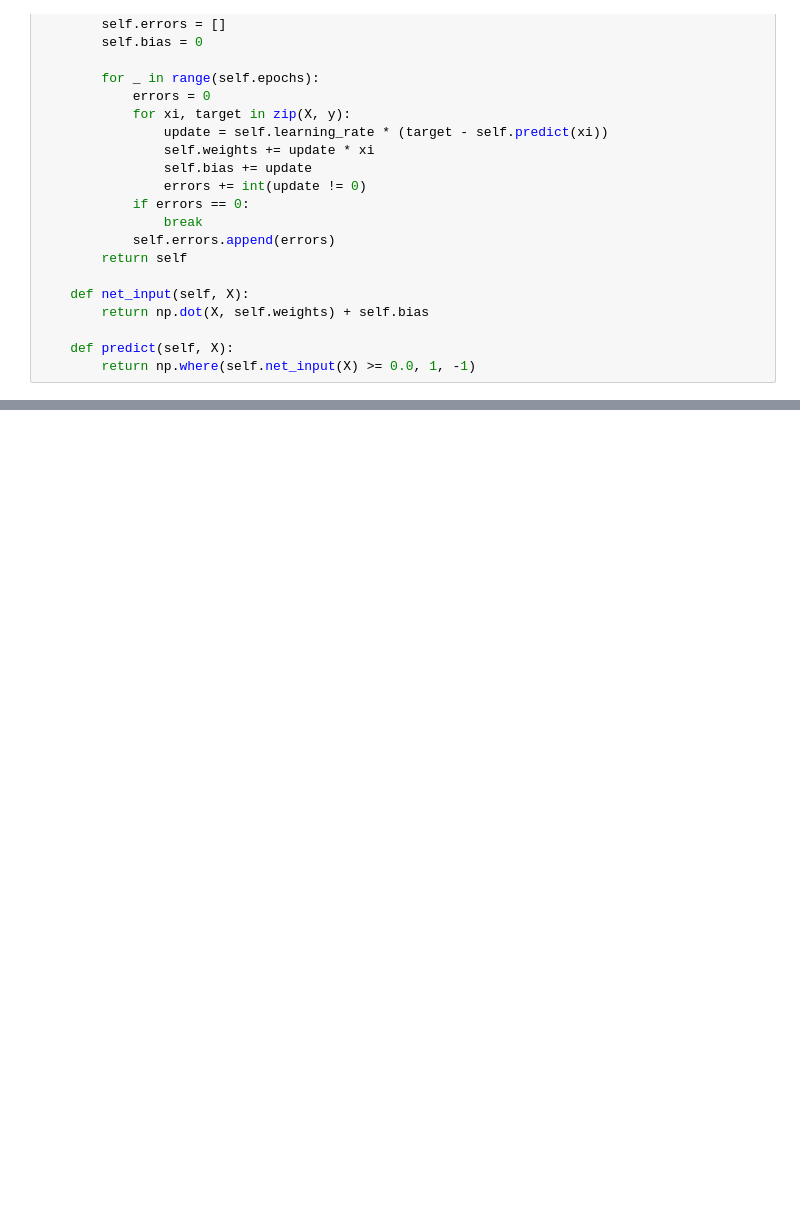
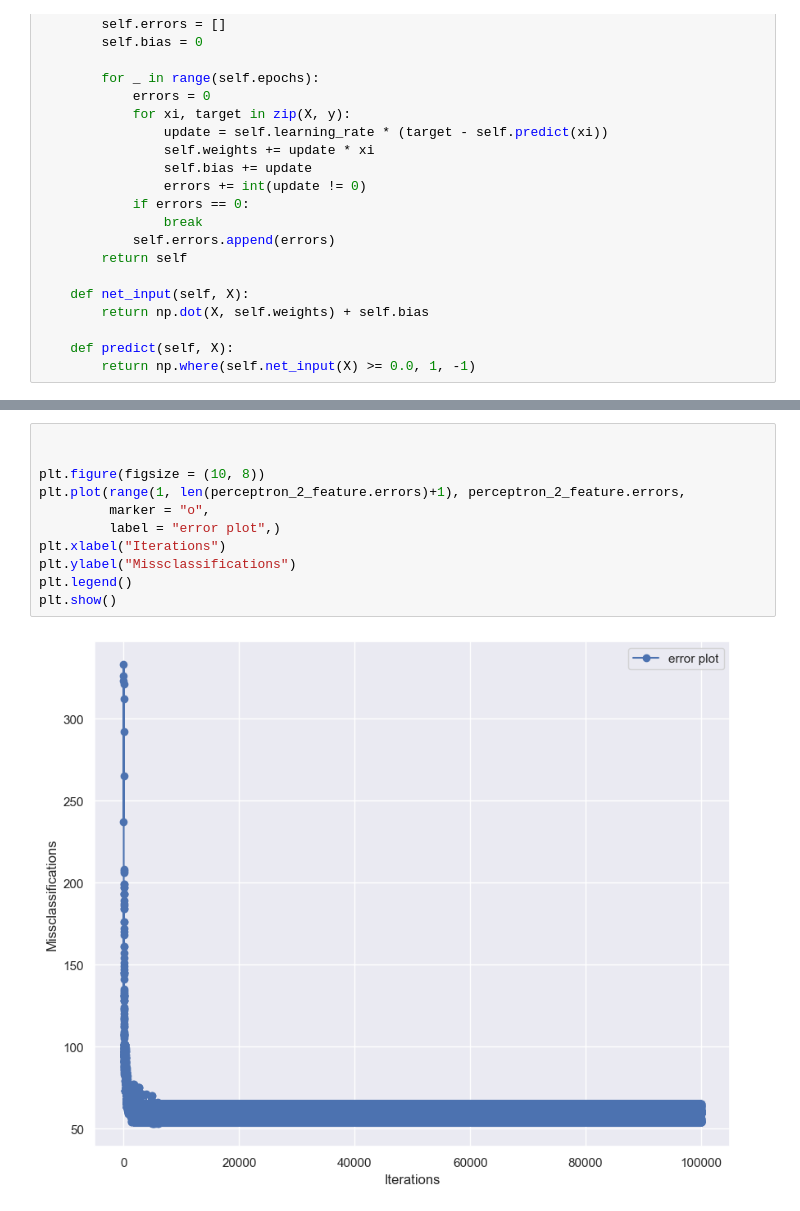
Before and after one commit to aelliott50/Elliott-CMOR-438-Spring-2025, a Jupyter notebook: Supervised Learning/Perceptron.ipynb, the cells around one changed output, grey strips where cells are left out. Drawn from its saved outputs; the diff is of its cells as text; blank space fills up the shorter version.

```diff
--- a/Supervised Learning/Perceptron.ipynb
+++ b/Supervised Learning/Perceptron.ipynb
@@ -57,0 +70,13 @@ plt.show()
+# %%
+
+
+plt.figure(figsize = (10, 8))
+plt.plot(range(1, len(perceptron_2_feature.errors)+1), perceptron_2_feature.errors,
+         marker = "o",
+         label = "error plot",)
+plt.xlabel("Iterations")
+plt.ylabel("Missclassifications")
+plt.legend()
+plt.show()
+# %% [output]
+[figure, added]
```
Also changed, not shown: parts of 6 cells of this notebook, 1 other file.
